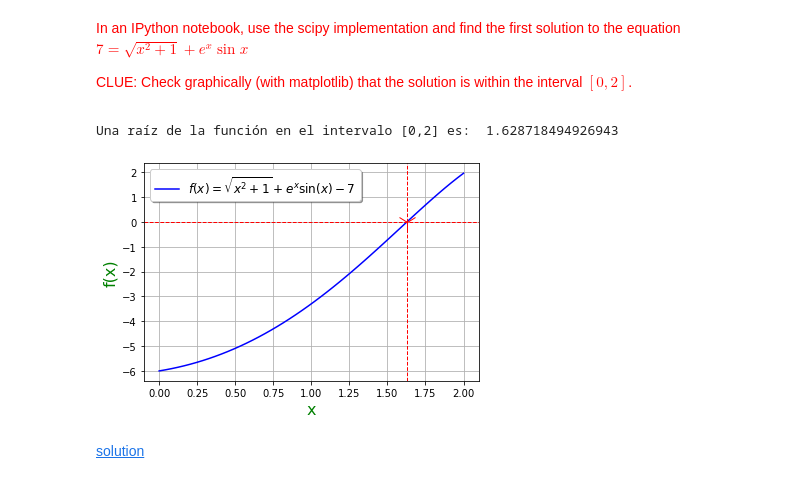
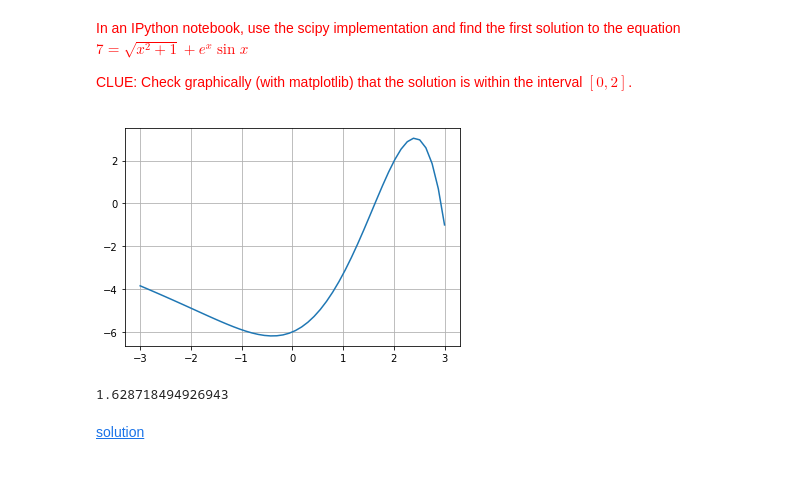
Before and after one commit to ComputationalMethods/Evaluaci-n_2020-1, a Jupyter notebook: 1017180547/one_variable_equations.ipynb, the cells around one changed output. Saved outputs shown, nothing was run; the diff lists cells and outputs as text; code cells hidden in the pictures.

```diff
--- a/1017180547/one_variable_equations.ipynb
+++ b/1017180547/one_variable_equations.ipynb
@@ -420,6 +366,7 @@ CLUE: Check graphically (with matplotlib) that the solution is within the interv
 </font>
 # %%
 import numpy as np
+import matplotlib.pyplot as plt
 from scipy import optimize
 
 a = 0
@@ -427,30 +374,21 @@ b = 2
 
 def f(x):
   return np.sqrt(x**2 + 1) + np.exp(x)*np.sin(x) - 7
-
-x0 = optimize.bisect(f, a, b)
-
-print('Una raíz de la función en el intervalo [0,2] es: ', x0)
-# %% [output]
-Una raíz de la función en el intervalo [0,2] es:  1.628718494926943
-# %%
-import matplotlib.pyplot as plt
-
-x = np.linspace(0, 2)
-y = f(x)
-r = f(x0)
-
-plt.plot(x, y, color='blue')
-plt.plot(x0, r, color='red', marker='1', markersize=20)
-plt.axhline(y=r, color='red', linewidth=1, linestyle='--')
-plt.axvline(x=x0, color='red', linewidth=1, linestyle='--')
-plt.legend(['$ f(x) = \sqrt{x^2+1} + e^x \sin(x) - 7 $'], loc='upper left', fontsize=12, shadow=True)
-plt.xlabel('x', fontsize=16, color='green')
-plt.ylabel('f(x)', fontsize=16, color='green')
-plt.grid()
-plt.show()
-# %% [output]
-[figure, removed]
+# %%
+x = np.linspace(-3, 3, num=50)
+y = f(x)
+
+plt.plot(x, y)
+plt.grid()
+plt.show()
+# %% [output]
+[figure, added]
+# %%
+x0 = optimize.bisect(f, a, b)
+
+x0
+# %% [output]
+1.628718494926943
 # %% [markdown]
 [solution](./solutions/sltn_bisect.ipynb)
 # %%
```
Also changed, not shown: parts of 6 cells of this notebook.
